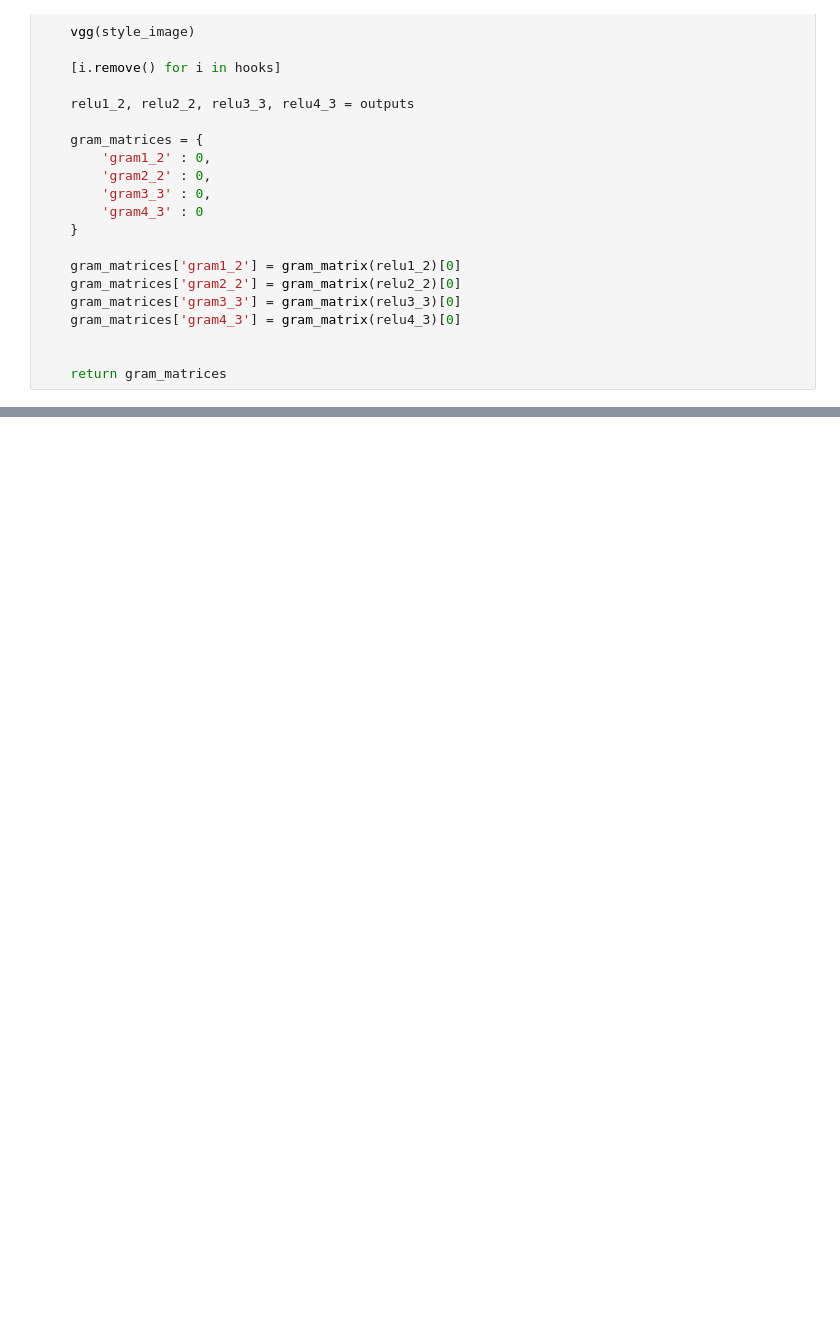
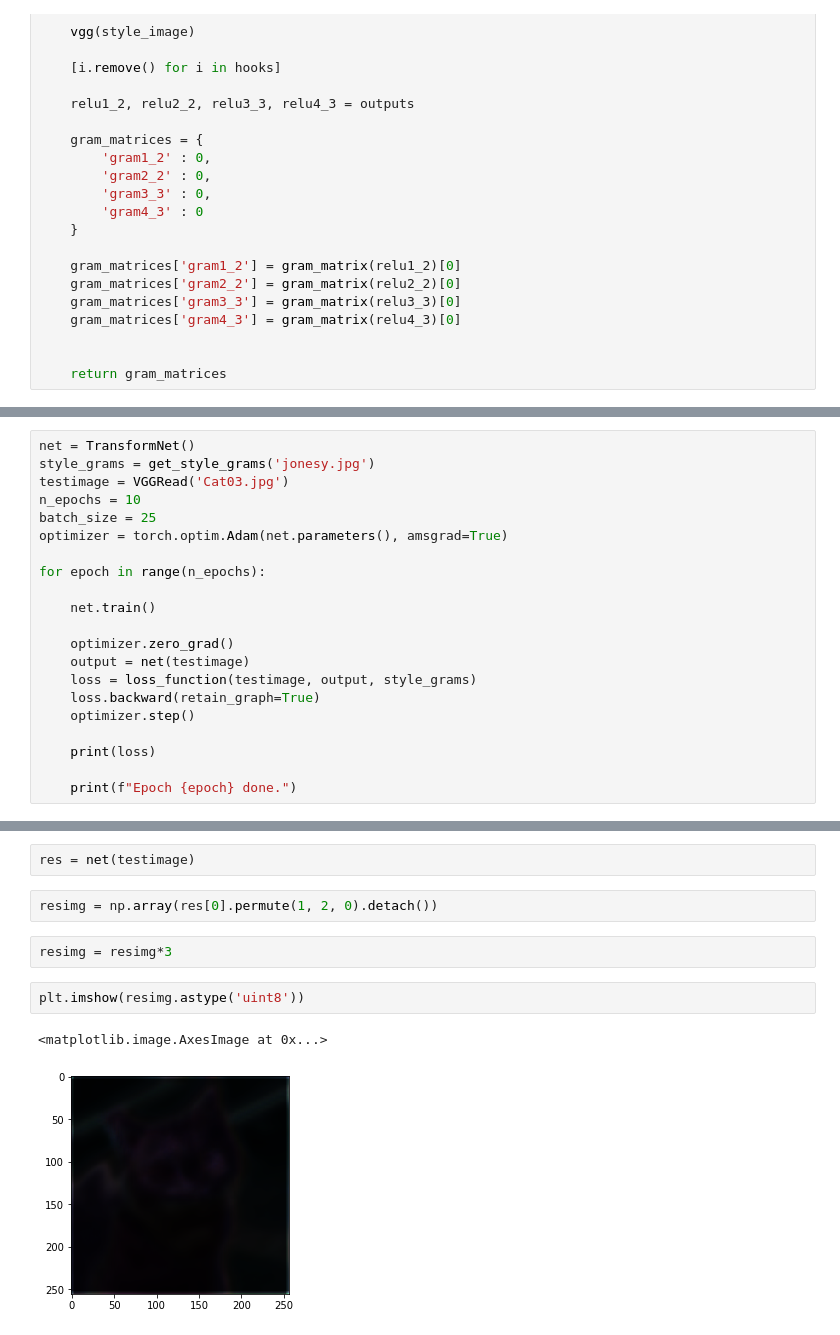
Before and after one commit to sirbardo/style_transfer_fast, a Jupyter notebook: PyTorch.ipynb, the cells around one changed output, grey strips where cells are left out. Saved outputs shown, nothing was run; the diff lists cells and outputs as text; blank space fills up the shorter version.

```diff
--- a/PyTorch.ipynb
+++ b/PyTorch.ipynb
@@ -267,0 +256,21 @@ tensor([[-0.6187,  1.1657, -0.4393,  1.0899, -0.4146],
+# %%
+net = TransformNet()
+style_grams = get_style_grams('jonesy.jpg')
+testimage = VGGRead('Cat03.jpg')
+n_epochs = 10
+batch_size = 25
+optimizer = torch.optim.Adam(net.parameters(), amsgrad=True)
+
+for epoch in range(n_epochs):
+
+    net.train()
+
+    optimizer.zero_grad()
+    output = net(testimage)
+    loss = loss_function(testimage, output, style_grams)
+    loss.backward(retain_graph=True)
+    optimizer.step()
+
+    print(loss)
+
+    print(f"Epoch {epoch} done.")
@@ -267,0 +295,11 @@ tensor([[-0.6187,  1.1657, -0.4393,  1.0899, -0.4146],
+# %%
+res = net(testimage)
+# %%
+resimg = np.array(res[0].permute(1, 2, 0).detach())
+# %%
+resimg = resimg*3
+# %%
+plt.imshow(resimg.astype('uint8'))
+# %% [output]
+<matplotlib.image.AxesImage at 0x...>
+[figure, added]
```
Also changed, not shown: parts of 15 cells of this notebook.
